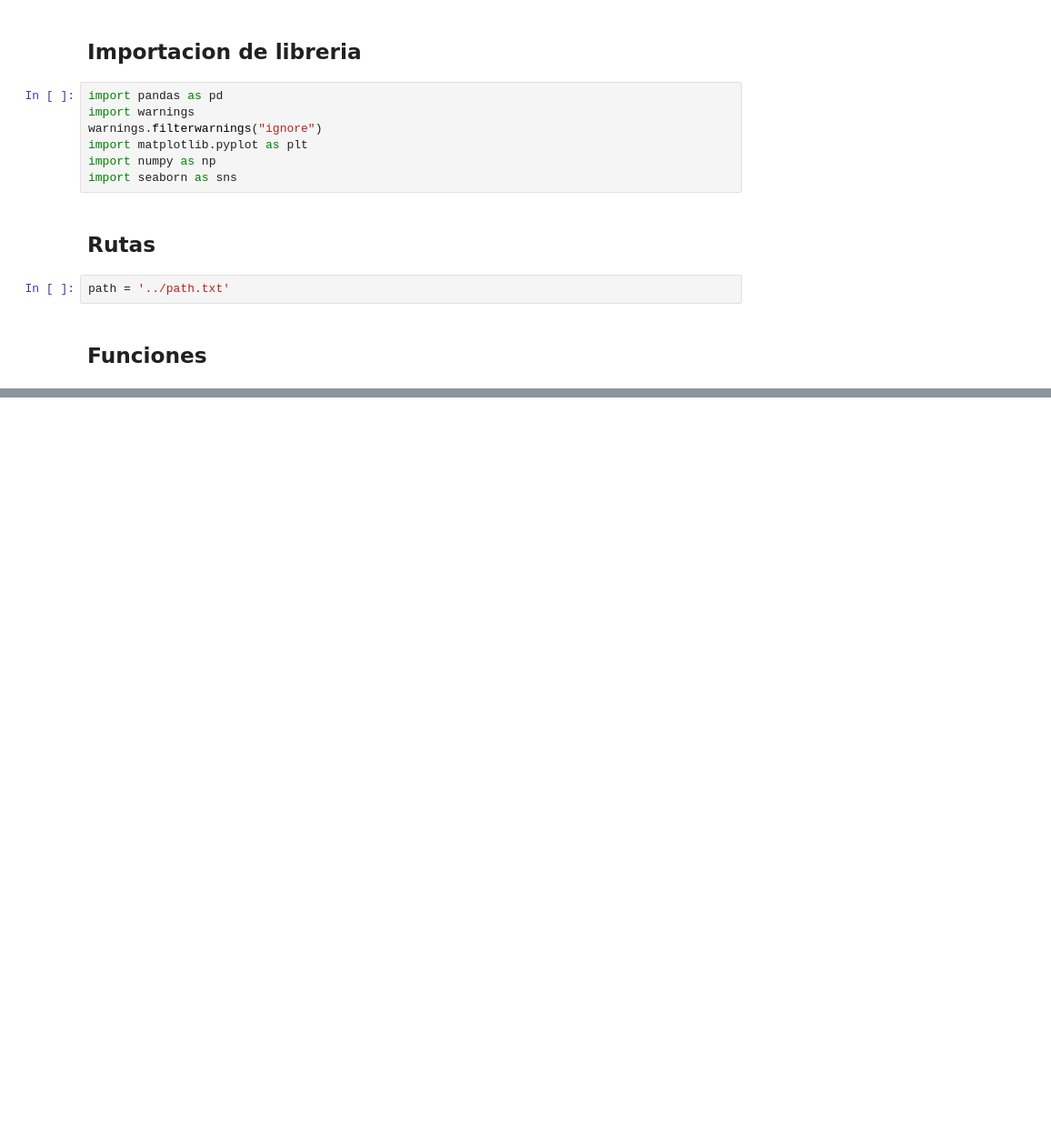
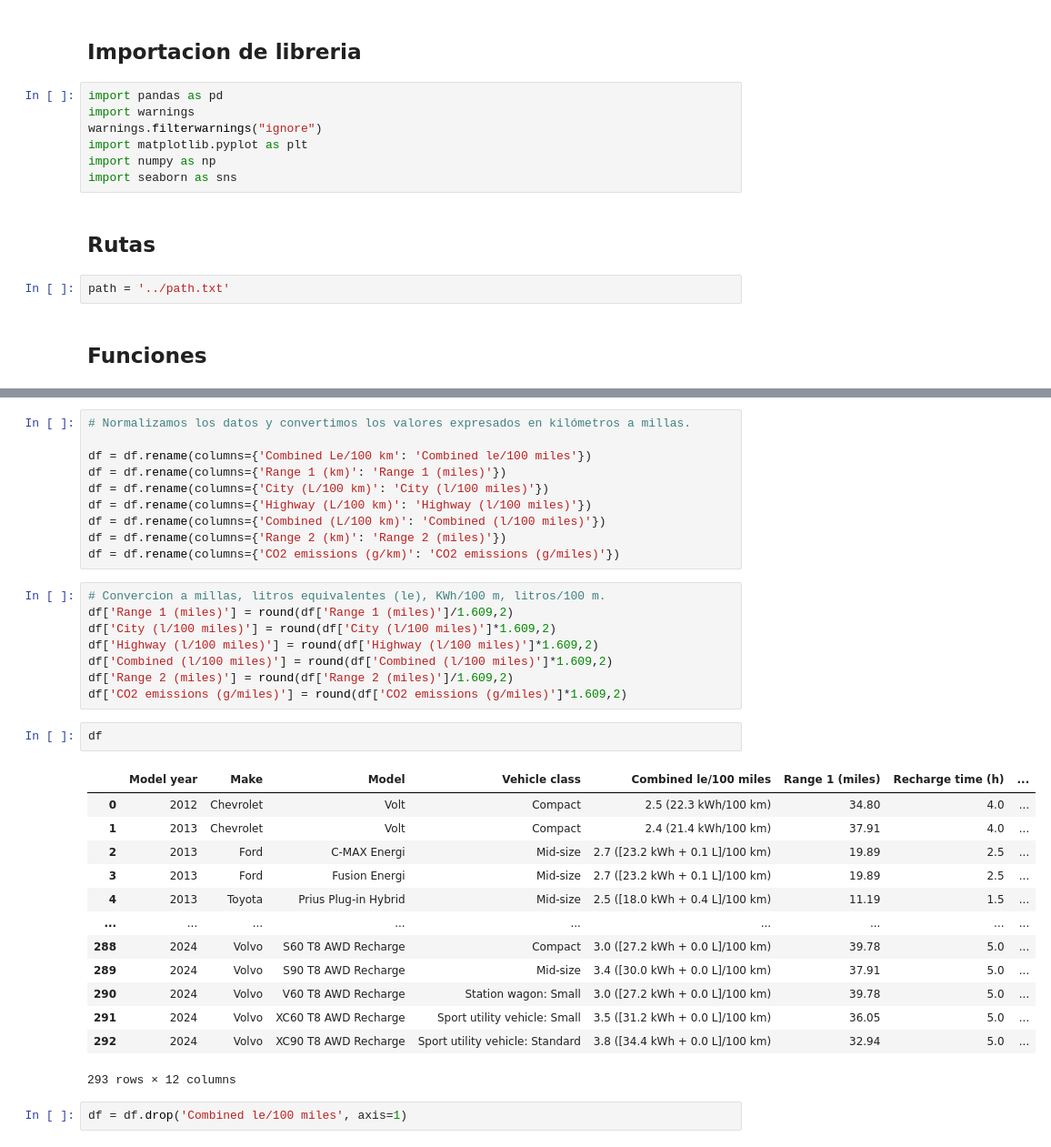
Before and after one commit to LScelza/Proyecto-final, a Jupyter notebook: ETL/ETL_hibridos_enchufables.ipynb, the cells around one changed output, grey strips where cells are left out. Shown at 91% size. Cells and saved outputs as stored; diff of their text form; blank space fills up the shorter version.

```diff
--- a/ETL/ETL_hibridos_enchufables.ipynb
+++ b/ETL/ETL_hibridos_enchufables.ipynb
@@ -39,0 +110,36 @@ path = '../path.txt'
+# %%
+# Normalizamos los datos y convertimos los valores expresados en kilómetros a millas.
+
+df = df.rename(columns={'Combined Le/100 km': 'Combined le/100 miles'})
+df = df.rename(columns={'Range 1 (km)': 'Range 1 (miles)'})
+df = df.rename(columns={'City (L/100 km)': 'City (l/100 miles)'})
+df = df.rename(columns={'Highway (L/100 km)': 'Highway (l/100 miles)'})
+df = df.rename(columns={'Combined (L/100 km)': 'Combined (l/100 miles)'})
+df = df.rename(columns={'Range 2 (km)': 'Range 2 (miles)'})
+df = df.rename(columns={'CO2 emissions (g/km)': 'CO2 emissions (g/miles)'})
+# %%
+# Convercion a millas, litros equivalentes (le), KWh/100 m, litros/100 m.
+df['Range 1 (miles)'] = round(df['Range 1 (miles)']/1.609,2)
+df['City (l/100 miles)'] = round(df['City (l/100 miles)']*1.609,2)
+df['Highway (l/100 miles)'] = round(df['Highway (l/100 miles)']*1.609,2)
+df['Combined (l/100 miles)'] = round(df['Combined (l/100 miles)']*1.609,2)
+df['Range 2 (miles)'] = round(df['Range 2 (miles)']/1.609,2)
+df['CO2 emissions (g/miles)'] = round(df['CO2 emissions (g/miles)']*1.609,2)
+# %%
+df
+# %% [output]
+|  | Model year | Make | Model | Vehicle class | Combined le/100 miles | Range 1 (miles) | Recharge time (h) | ... |
+| 0 | 2012 | Chevrolet | Volt | Compact | 2.5 (22.3 kWh/100 km) | 34.80 | 4.0 | ... |
+| 1 | 2013 | Chevrolet | Volt | Compact | 2.4 (21.4 kWh/100 km) | 37.91 | 4.0 | ... |
+| 2 | 2013 | Ford | C-MAX Energi | Mid-size | 2.7 ([23.2 kWh + 0.1 L]/100 km) | 19.89 | 2.5 | ... |
+| 3 | 2013 | Ford | Fusion Energi | Mid-size | 2.7 ([23.2 kWh + 0.1 L]/100 km) | 19.89 | 2.5 | ... |
+| 4 | 2013 | Toyota | Prius Plug-in Hybrid | Mid-size | 2.5 ([18.0 kWh + 0.4 L]/100 km) | 11.19 | 1.5 | ... |
+| ... | ... | ... | ... | ... | ... | ... | ... | ... |
+| 288 | 2024 | Volvo | S60 T8 AWD Recharge | Compact | 3.0 ([27.2 kWh + 0.0 L]/100 km) | 39.78 | 5.0 | ... |
+| 289 | 2024 | Volvo | S90 T8 AWD Recharge | Mid-size | 3.4 ([30.0 kWh + 0.0 L]/100 km) | 37.91 | 5.0 | ... |
+| 290 | 2024 | Volvo | V60 T8 AWD Recharge | Station wagon: Small | 3.0 ([27.2 kWh + 0.0 L]/100 km) | 39.78 | 5.0 | ... |
+| 291 | 2024 | Volvo | XC60 T8 AWD Recharge | Sport utility vehicle: Small | 3.5 ([31.2 kWh + 0.0 L]/100 km) | 36.05 | 5.0 | ... |
+| 292 | 2024 | Volvo | XC90 T8 AWD Recharge | Sport utility vehicle: Standard | 3.8 ([34.4 kWh + 0.0 L]/100 km) | 32.94 | 5.0 | ... |
+293 rows × 12 columns
+# %%
+df = df.drop('Combined le/100 miles', axis=1)
```
Also changed, not shown: parts of 18 cells of this notebook, 6 other files.
